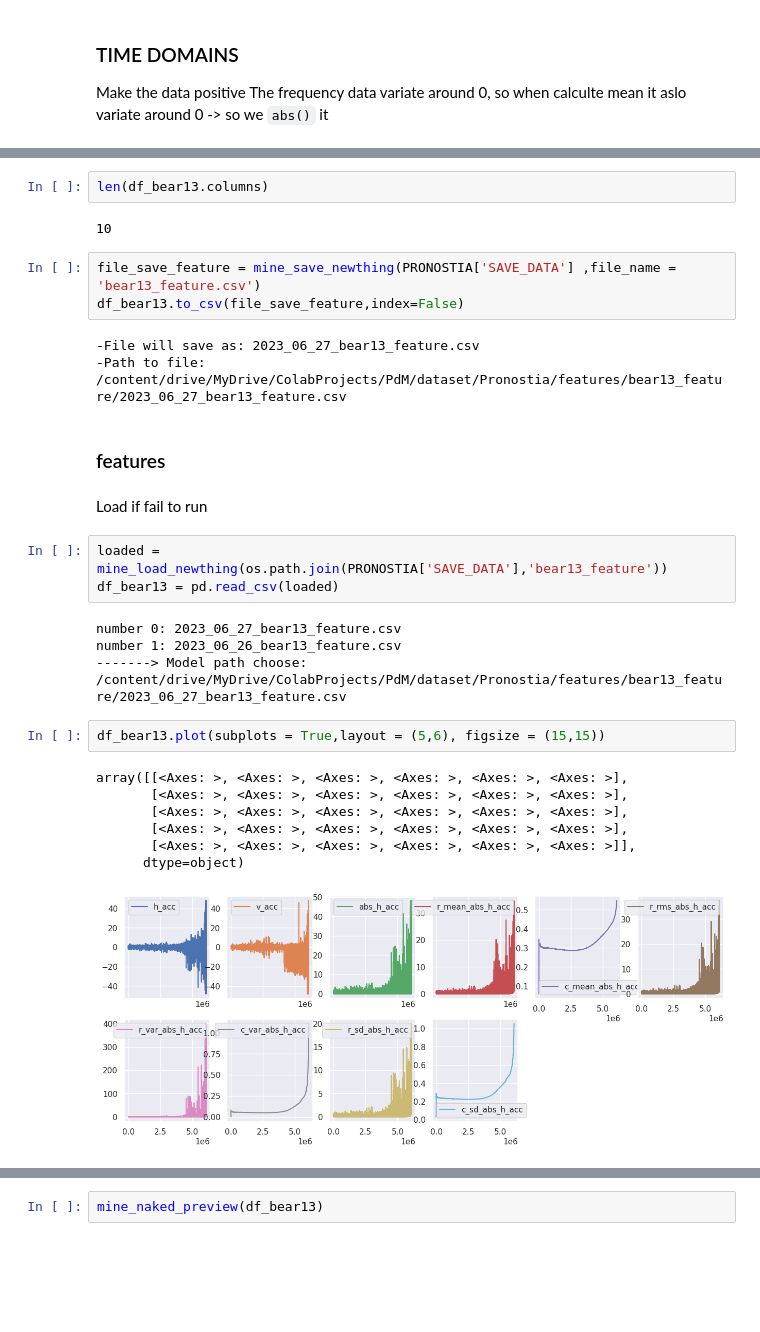
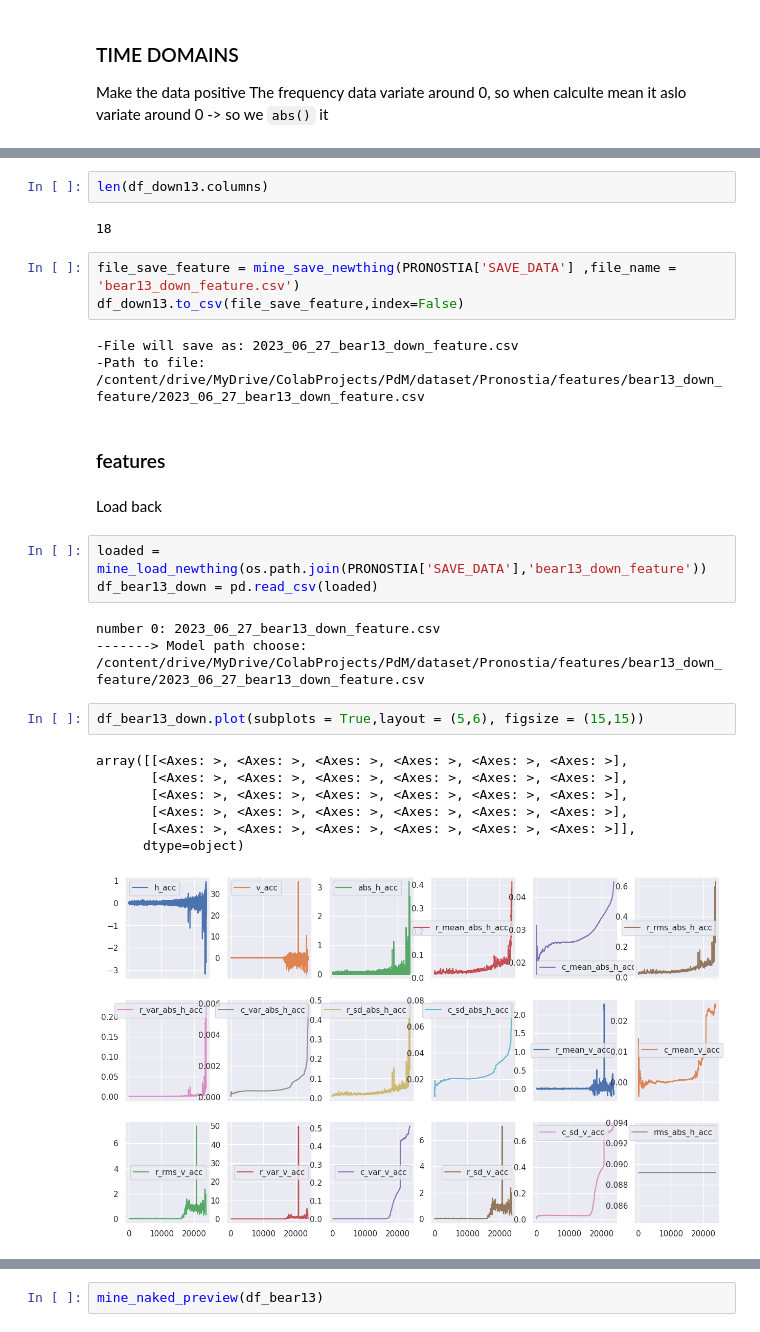
Before and after one commit to TamaVux/PdM, a Jupyter notebook: Pronostia/Pronostia.ipynb, the cells around one changed output, grey strips where cells are left out. Cells and saved outputs as stored; diff of their text form; blank space fills up the shorter version.

```diff
--- a/Pronostia/Pronostia.ipynb
+++ b/Pronostia/Pronostia.ipynb
@@ -442,31 +463,30 @@ time_domain.pd_allfeature(df = df_bear13, col = 'v_acc',window = 100,plot_all =
 # %%
-len(df_bear13.columns)
+len(df_down13.columns)
 # %% [output]
-10
+18
 # %%
-file_save_feature = mine_save_newthing(PRONOSTIA['SAVE_DATA'] ,file_name = 'bear13_feature.csv')
-df_bear13.to_csv(file_save_feature,index=False)
+file_save_feature = mine_save_newthing(PRONOSTIA['SAVE_DATA'] ,file_name = 'bear13_down_feature.csv')
+df_down13.to_csv(file_save_feature,index=False)
 # %% [output]
--File will save as: 2023_06_27_bear13_feature.csv
--Path to file: /content/drive/MyDrive/ColabProjects/PdM/dataset/Pronostia/features/bear13_feature/2023_06_27_bear13_feature.csv
+-File will save as: 2023_06_27_bear13_down_feature.csv
+-Path to file: /content/drive/MyDrive/ColabProjects/PdM/dataset/Pronostia/features/bear13_down_feature/2023_06_27_bear13_down_feature.csv
 # %% [markdown]
 ### features
-# %% [markdown]
-Load if fail to run
+# %% [markdown]
+Load back
 # %%
-loaded = mine_load_newthing(os.path.join(PRONOSTIA['SAVE_DATA'],'bear13_feature'))
-df_bear13 = pd.read_csv(loaded)
+loaded = mine_load_newthing(os.path.join(PRONOSTIA['SAVE_DATA'],'bear13_down_feature'))
+df_bear13_down = pd.read_csv(loaded)
 # %% [output]
-number 0: 2023_06_27_bear13_feature.csv
-number 1: 2023_06_26_bear13_feature.csv
--------> Model path choose: /content/drive/MyDrive/ColabProjects/PdM/dataset/Pronostia/features/bear13_feature/2023_06_27_bear13_feature.csv
+number 0: 2023_06_27_bear13_down_feature.csv
+-------> Model path choose: /content/drive/MyDrive/ColabProjects/PdM/dataset/Pronostia/features/bear13_down_feature/2023_06_27_bear13_down_feature.csv
 # %%
-df_bear13.plot(subplots = True,layout = (5,6), figsize = (15,15))
+df_bear13_down.plot(subplots = True,layout = (5,6), figsize = (15,15))
 # %% [output]
 array([[<Axes: >, <Axes: >, <Axes: >, <Axes: >, <Axes: >, <Axes: >],
        [<Axes: >, <Axes: >, <Axes: >, <Axes: >, <Axes: >, <Axes: >],
        [<Axes: >, <Axes: >, <Axes: >, <Axes: >, <Axes: >, <Axes: >],
        [<Axes: >, <Axes: >, <Axes: >, <Axes: >, <Axes: >, <Axes: >],
        [<Axes: >, <Axes: >, <Axes: >, <Axes: >, <Axes: >, <Axes: >]],
       dtype=object)
-[figure, old version]
+[figure, new version]
```
Also changed, not shown: parts of 18 cells of this notebook.
